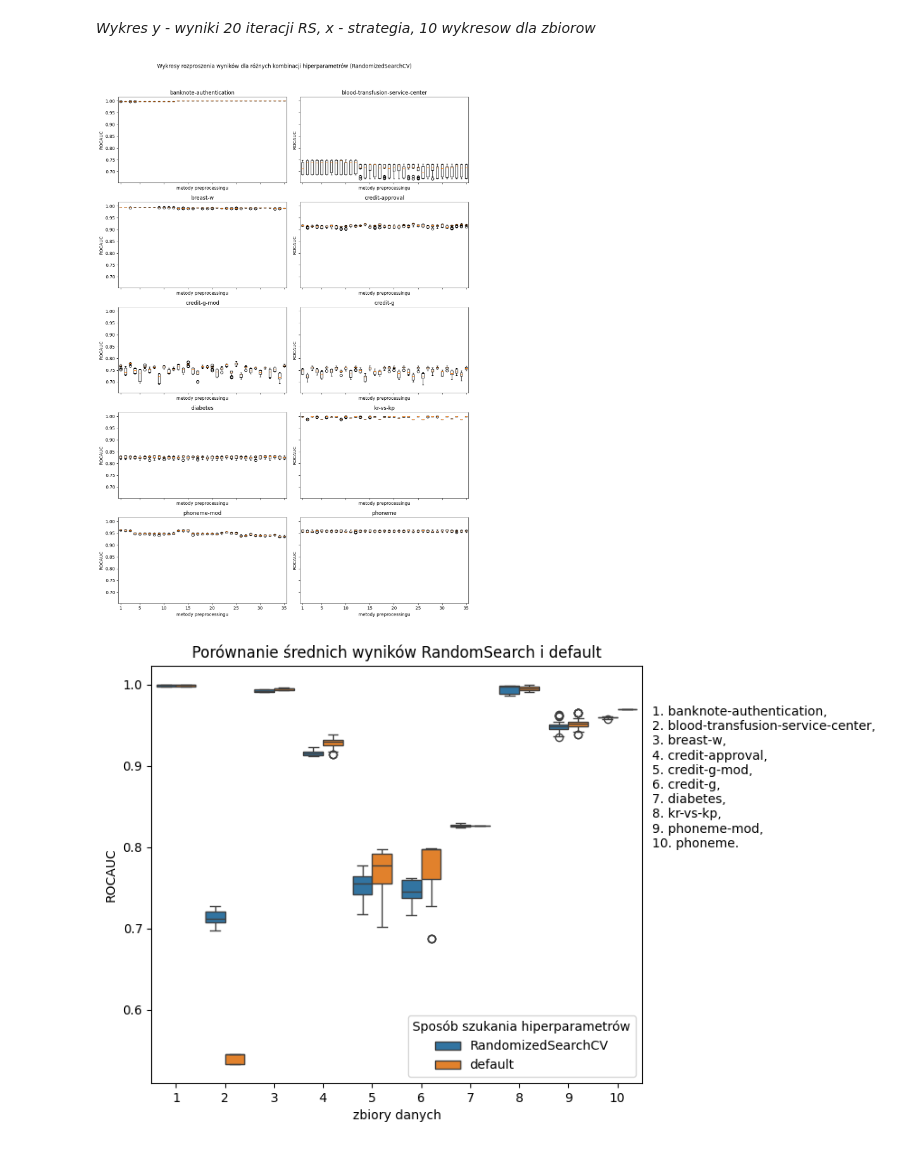
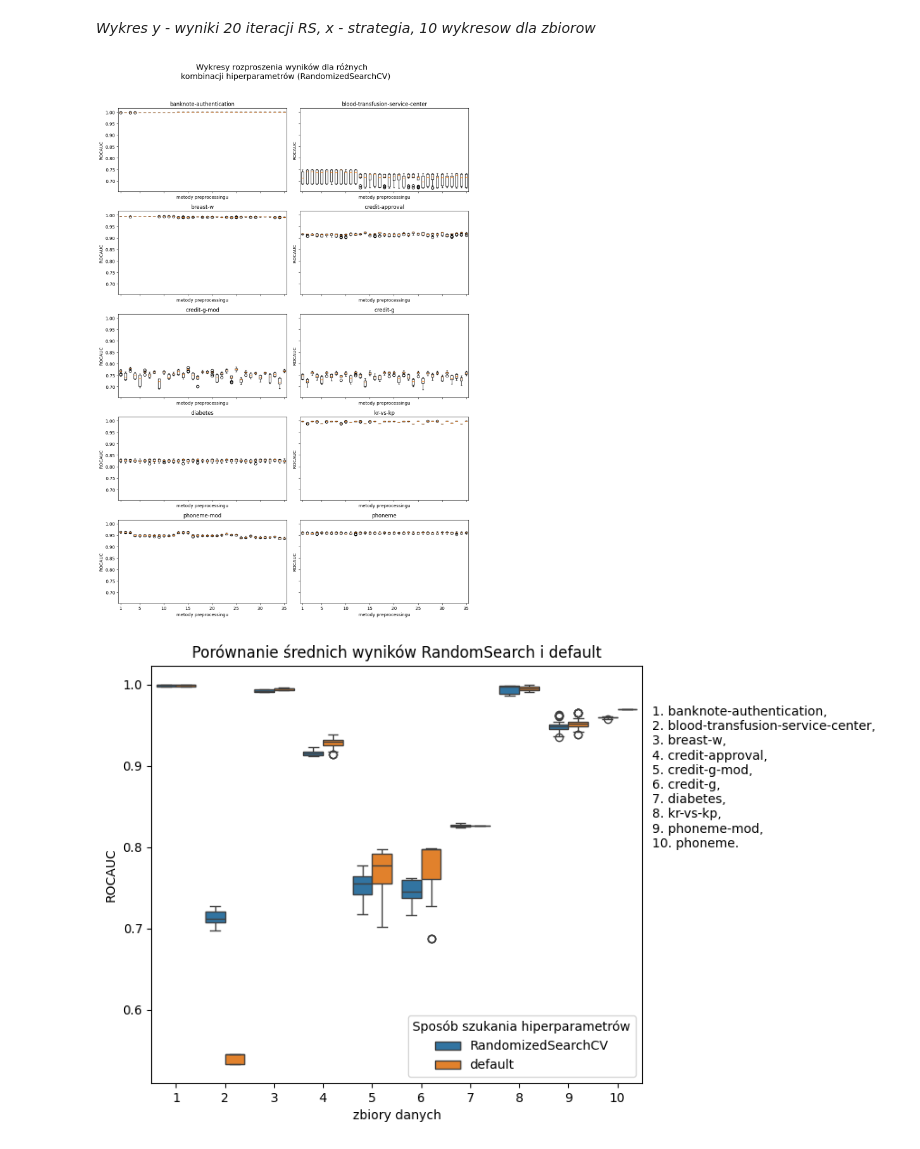
Before and after one commit to IgorLechoszest/-LIC-Igor-Lechoszest, a Jupyter notebook: LIC-kody.ipynb, the cells around one changed output. Saved outputs shown, nothing was run; the diff lists cells and outputs as text; code cells hidden in the pictures.

```diff
--- a/LIC-kody.ipynb
+++ b/LIC-kody.ipynb
@@ -328,7 +328,7 @@ plt.show()
 *Wykresy ROCAUC dla każdego zbioru danych, x = metoda, y = ROCAUC, wykres = zbiór danych*
 # %%
 #RandomizedSearchCV
-fig, axes = plt.subplots(5, 2, figsize=(8, 15), sharex=True, sharey=True)
+fig, axes = plt.subplots(5, 2, figsize=(8, 13), sharex=True, sharey=True)
 fig.suptitle("Wykresy porównawcze wyników ROCAUC w zależności od metody \n preprocessingu dla każdego zbioru danych (RandomizedSearchCV)")
 
 for i, ax in enumerate(axes.flat):
@@ -347,6 +347,6 @@ plt.show()
 # %%
 #default
-fig, axes = plt.subplots(5, 2, figsize=(8, 15), sharex=True, sharey=True)
+fig, axes = plt.subplots(5, 2, figsize=(8, 13), sharex=True, sharey=True)
 fig.suptitle("Wykresy porównawcze wyników ROCAUC w zależności od metody \n preprocessingu dla każdego zbioru danych (domyślne parametry)")
 
 for i, ax in enumerate(axes.flat):
@@ -389,25 +389,25 @@ plt.show()
 *Wykres y - wyniki 20 iteracji RS, x - strategia, 10 wykresow dla zbiorow*
 # %%
 fig, axes = plt.subplots(5, 2, figsize=(12, 18), sharex=True, sharey=True)
-fig.suptitle("Wykresy rozproszenia wyników dla różnych kombinacji hiperparametrów (RandomizedSearchCV)")
+fig.suptitle("Wykresy rozproszenia wyników dla różnych  \n kombinacji hiperparametrów (RandomizedSearchCV)", fontsize=18)
 
 
 for i, ax in enumerate(axes.flat):
     l = []
     for j in range(35):
         l.append(np.array(wynikiRS["mean_test_score"][i*700+j*20 : i*700+j*20+20]))
 
     ax.boxplot(l)
     ax.set_title(names[i])
     ax.set_xlabel("metody preprocessingu")
     ax.set_ylabel("ROCAUC")
     #ax.set_xticks([1, 5, 10, 15, 20, 25, 30, 35])
 
 plt.xticks(ticks=[1, 5, 10, 15, 20, 25, 30, 35], labels=[1, 5, 10, 15, 20, 25, 30, 35])
 plt.tight_layout(rect=[0, 0, 1, 0.96])
 plt.show()
 # %% [output]
-[figure, old version]
+[figure, new version]
 # %%
 #agregacja najlepszych wyników randomsearch
 bestRS = [[] for _ in range(1,11)]
```
Also changed, not shown: parts of 11 cells of this notebook, 13 other files.
